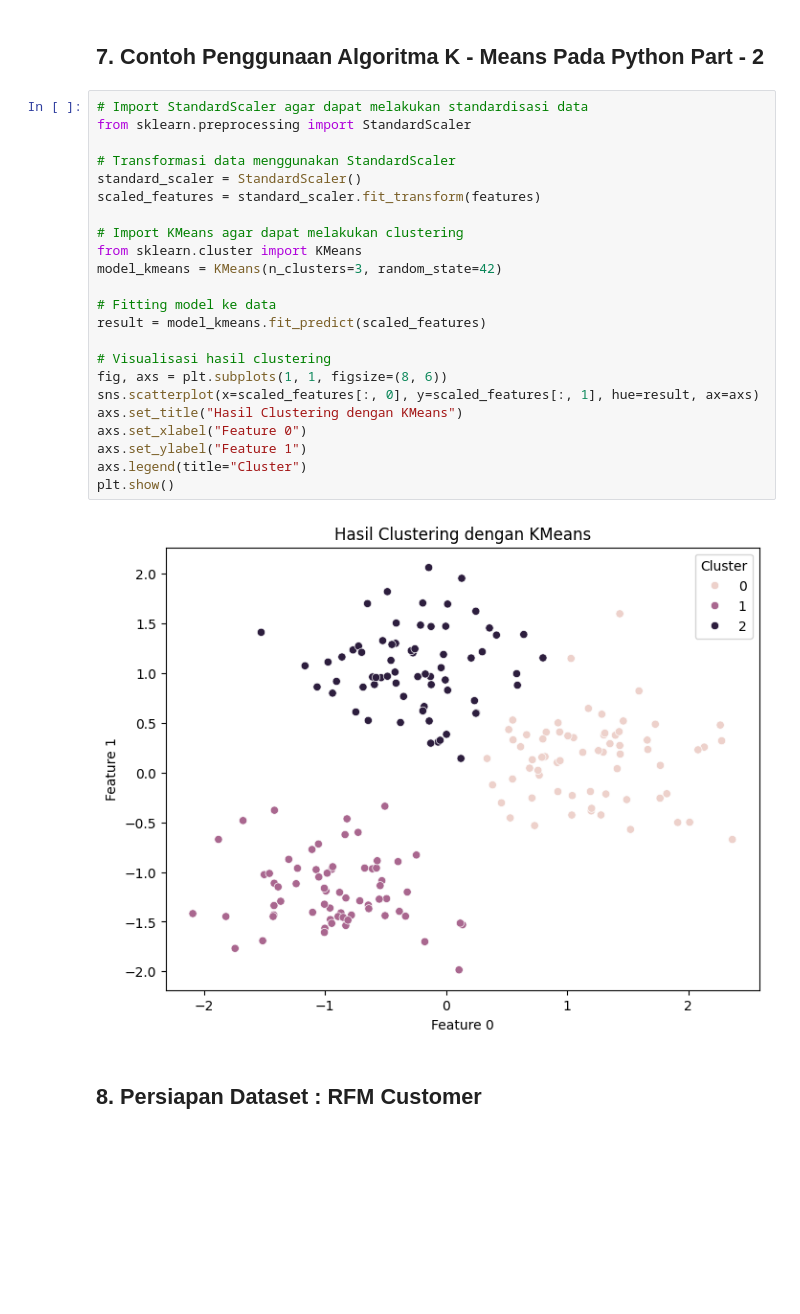
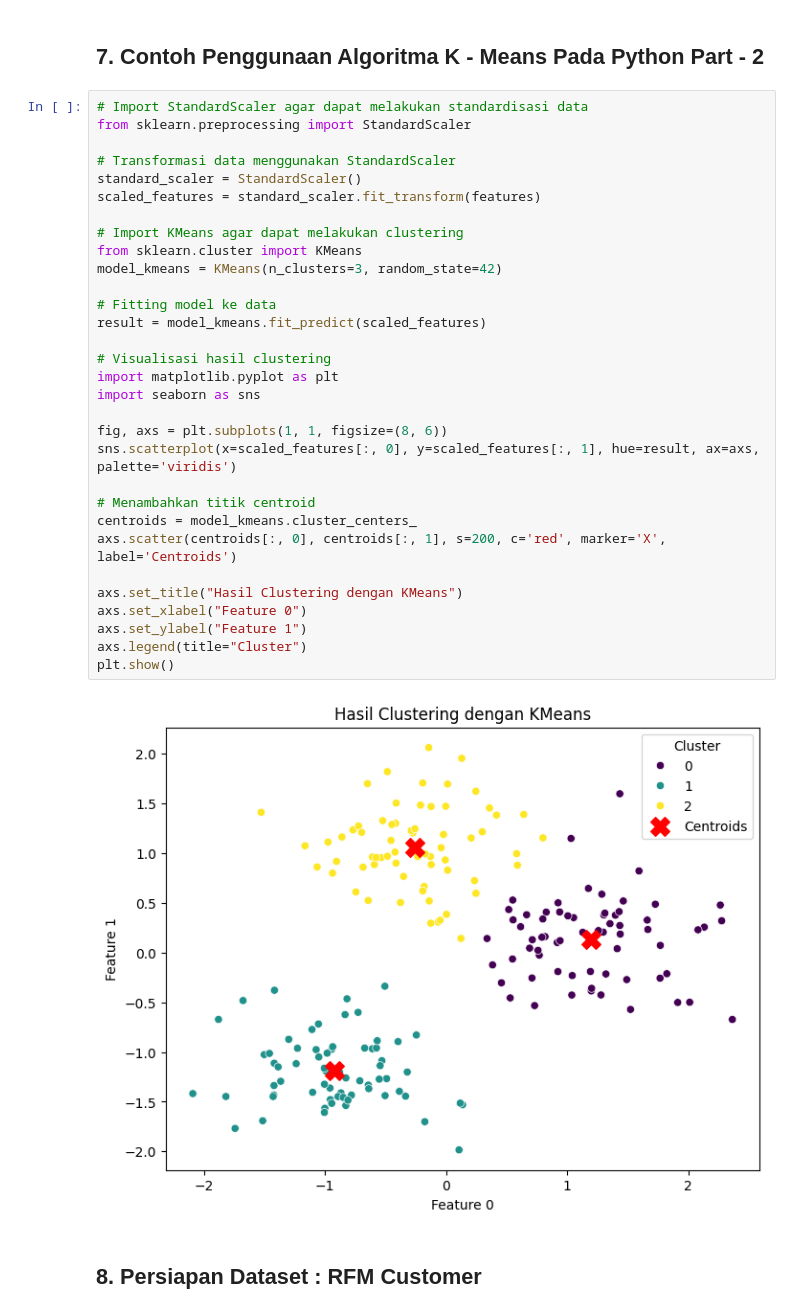
Before and after one commit to UsepSyaikalArifin/basic_machine_learning, a Jupyter notebook: machine_learning_algoritma_k_means_dengan_python.ipynb, the cells around one changed output. Saved outputs shown, nothing was run; the diff lists cells and outputs as text; blank space fills up the shorter version.

```diff
--- a/machine_learning_algoritma_k_means_dengan_python.ipynb
+++ b/machine_learning_algoritma_k_means_dengan_python.ipynb
@@ -137,28 +137,36 @@ array([1, 0, 2, 2, 2, 2, 0, 2, 1, 2])
 # %%
 # Import StandardScaler agar dapat melakukan standardisasi data
 from sklearn.preprocessing import StandardScaler
 
 # Transformasi data menggunakan StandardScaler
 standard_scaler = StandardScaler()
 scaled_features = standard_scaler.fit_transform(features)
 
 # Import KMeans agar dapat melakukan clustering
 from sklearn.cluster import KMeans
 model_kmeans = KMeans(n_clusters=3, random_state=42)
 
 # Fitting model ke data
 result = model_kmeans.fit_predict(scaled_features)
 
 # Visualisasi hasil clustering
+import matplotlib.pyplot as plt
+import seaborn as sns
+
 fig, axs = plt.subplots(1, 1, figsize=(8, 6))
-sns.scatterplot(x=scaled_features[:, 0], y=scaled_features[:, 1], hue=result, ax=axs)
+sns.scatterplot(x=scaled_features[:, 0], y=scaled_features[:, 1], hue=result, ax=axs, palette='viridis')
+
+# Menambahkan titik centroid
+centroids = model_kmeans.cluster_centers_
+axs.scatter(centroids[:, 0], centroids[:, 1], s=200, c='red', marker='X', label='Centroids')
+
 axs.set_title("Hasil Clustering dengan KMeans")
 axs.set_xlabel("Feature 0")
 axs.set_ylabel("Feature 1")
 axs.legend(title="Cluster")
 plt.show()
 # %% [output]
-[figure, old version]
+[figure, new version]
 # %% [markdown]
 <h2>8. Persiapan Dataset : RFM Customer</h2>
 # %%
```
Also changed, not shown: parts of 3 cells of this notebook.
